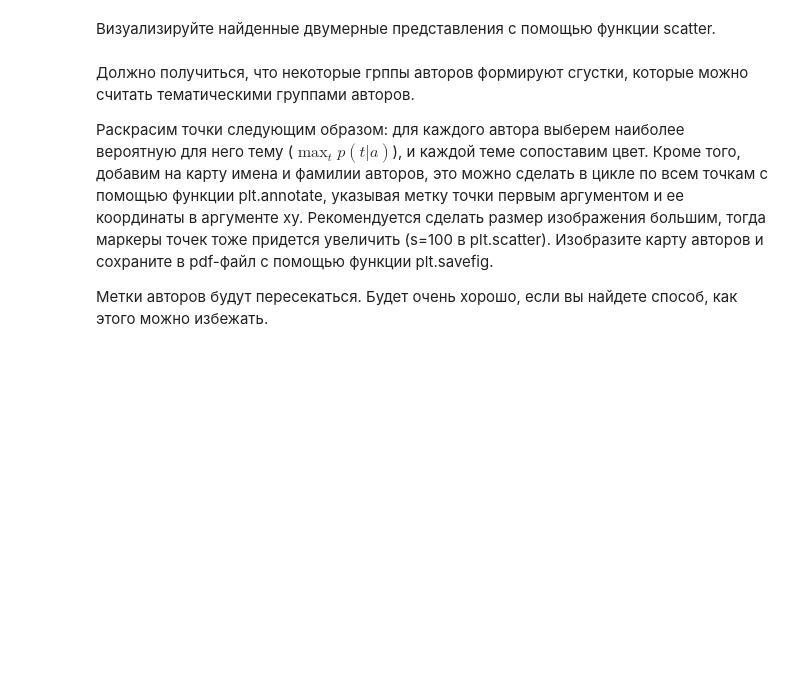
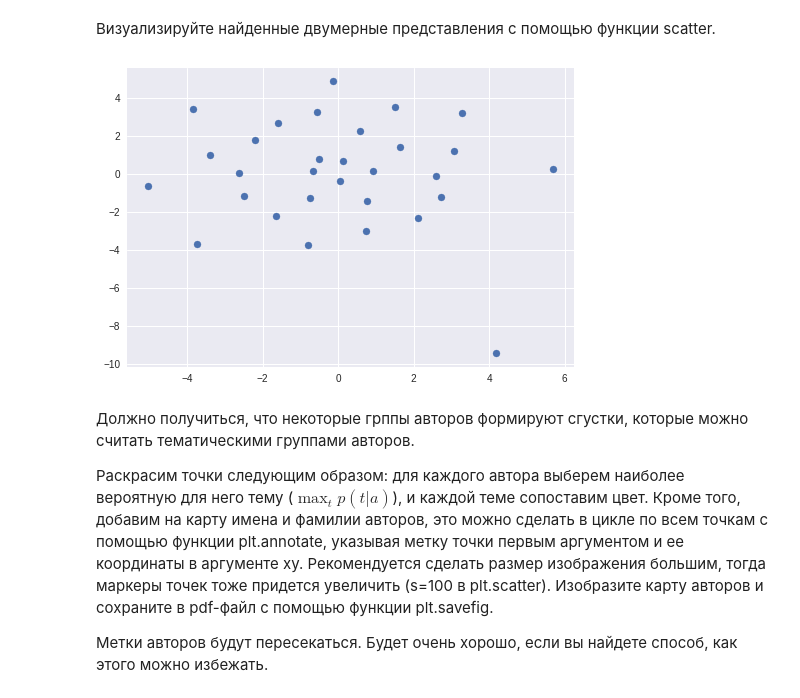
Before and after one commit to furiousteabag/MachineLearningDataAnalysis, a Jupyter notebook: UnsupervisedLearning/4.TopicModeling/BigARTM.ipynb, the cells around one changed output. Drawn from its saved outputs; the diff is of its cells as text; code cells hidden in the pictures; blank space fills up the shorter version.

```diff
--- a/UnsupervisedLearning/4.TopicModeling/BigARTM.ipynb
+++ b/UnsupervisedLearning/4.TopicModeling/BigARTM.ipynb
@@ -109,0 +260,3 @@ $p(t) = \sum_d p(t|d) p(d)$. Согласно вероятностной мод
+# %%
+pt = pd.DataFrame(theta.sum(axis=1))
+pt
@@ -144,0 +403,13 @@ from sklearn.metrics import pairwise_distances
+# %%
+from tqdm import tqdm
+
+rows = []
+for topic in tqdm(list(pt.index)):
+    row = {"topic": topic}
+    for author in list(phi_a.index):
+        numerator = phi_a.loc[author][topic] * float(pt.loc[topic])
+        denumerator = sum(np.array(phi_a.loc[author]) * np.array(pt[0]))
+        row[author] = numerator / denumerator
+    rows.append(row)
+# %%
+pta = pd.DataFrame.from_records(rows, index="topic")
@@ -145,2 +438,5 @@ from sklearn.metrics import pairwise_distances
+# %%
+mds = MDS(n_components=2, metric="cosine")
+pta_transformed = mds.fit_transform(pta)
 # %% [markdown]
 Визуализируйте найденные двумерные представления с помощью функции scatter.
@@ -149,3 +443,8 @@ from sklearn.metrics import pairwise_distances
+# %%
+plt.scatter(x=pta_transformed[:, 0], y=pta_transformed[:, 1])
+plt.show()
+# %% [output]
+[figure, added]
 # %% [markdown]
 Должно получиться, что некоторые грппы авторов формируют сгустки, которые можно считать тематическими группами авторов.
 
```
Also changed, not shown: parts of 44 cells of this notebook.
